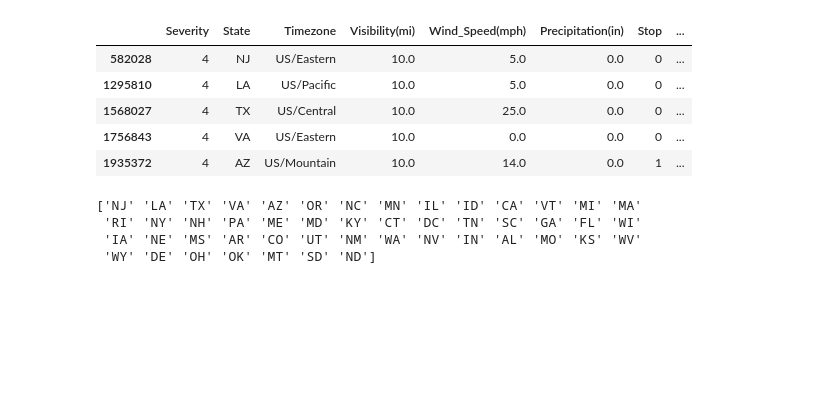
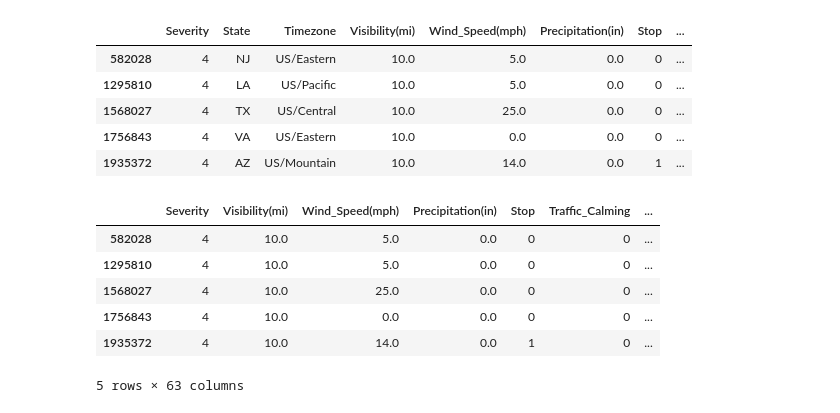
Before and after one commit to justinkirk8/Accidentally_Late, a Jupyter notebook: Machine_Learning_Model/Week_1_MLM.ipynb, the cells around one changed output. Cells and saved outputs as stored; diff of their text form; code cells hidden in the pictures; blank space fills up the shorter version.

```diff
--- a/Machine_Learning_Model/Week_1_MLM.ipynb
+++ b/Machine_Learning_Model/Week_1_MLM.ipynb
@@ -108,10 +108,3 @@ df_2019.head()
 | 1568027 | 4 | TX | US/Central | 10.0 | 25.0 | 0.0 | 0 | ... |
 | 1756843 | 4 | VA | US/Eastern | 10.0 | 0.0 | 0.0 | 0 | ... |
 | 1935372 | 4 | AZ | US/Mountain | 10.0 | 14.0 | 0.0 | 1 | ... |
-# %%
-print(df_2019['State'].unique())
-# %% [output]
-['NJ' 'LA' 'TX' 'VA' 'AZ' 'OR' 'NC' 'MN' 'IL' 'ID' 'CA' 'VT' 'MI' 'MA'
- 'RI' 'NY' 'NH' 'PA' 'ME' 'MD' 'KY' 'CT' 'DC' 'TN' 'SC' 'GA' 'FL' 'WI'
- 'IA' 'NE' 'MS' 'AR' 'CO' 'UT' 'NM' 'WA' 'NV' 'IN' 'AL' 'MO' 'KS' 'WV'
- 'WY' 'DE' 'OH' 'OK' 'MT' 'SD' 'ND']
@@ -127,0 +111,11 @@ print(sorted_state_array)
+# %%
+X = pd.get_dummies(df_2019, columns=['State', 'Timezone', 'Sunrise_Sunset'])
+X.head()
+# %% [output]
+|  | Severity | Visibility(mi) | Wind_Speed(mph) | Precipitation(in) | Stop | Traffic_Calming | ... |
+| 582028 | 4 | 10.0 | 5.0 | 0.0 | 0 | 0 | ... |
+| 1295810 | 4 | 10.0 | 5.0 | 0.0 | 0 | 0 | ... |
+| 1568027 | 4 | 10.0 | 25.0 | 0.0 | 0 | 0 | ... |
+| 1756843 | 4 | 10.0 | 0.0 | 0.0 | 0 | 0 | ... |
+| 1935372 | 4 | 10.0 | 14.0 | 0.0 | 1 | 0 | ... |
+5 rows × 63 columns
```
Also changed, not shown: parts of 8 cells of this notebook.
